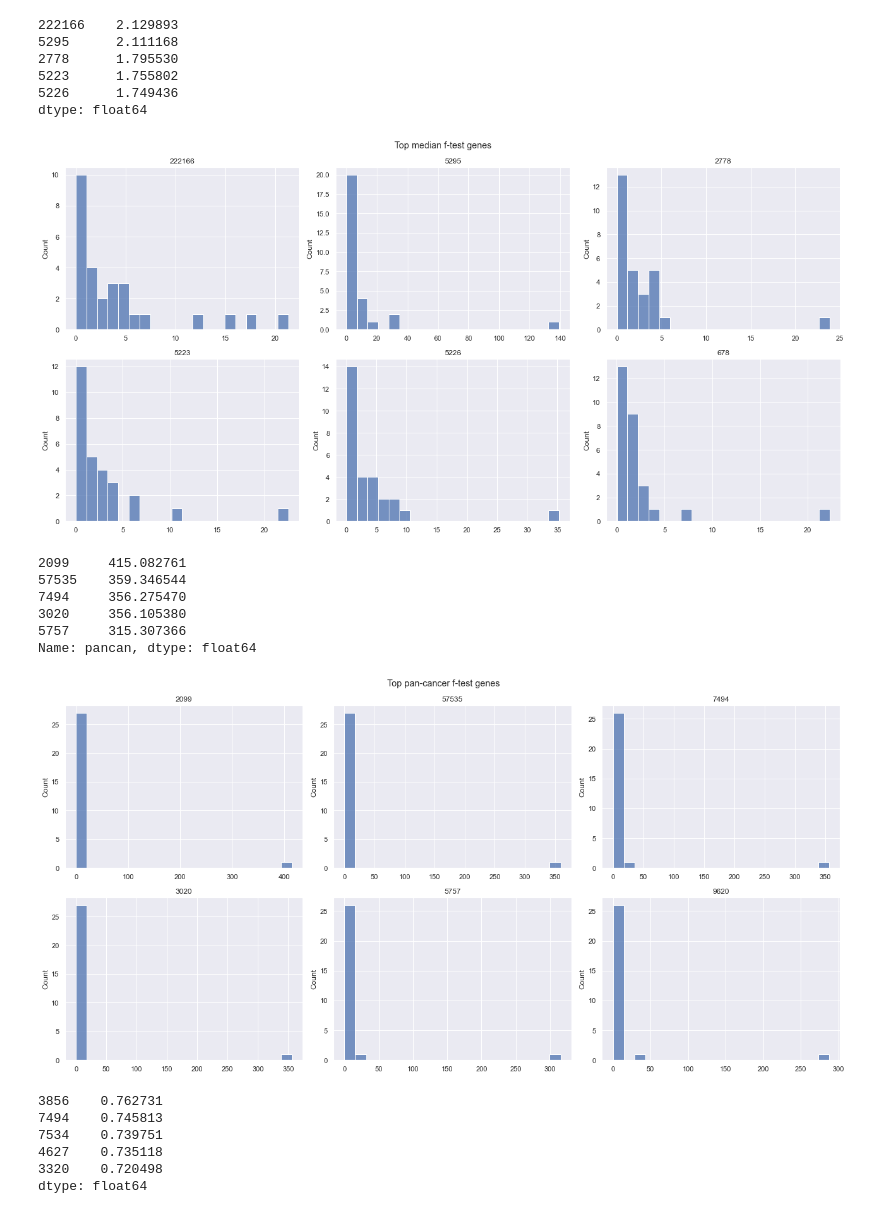
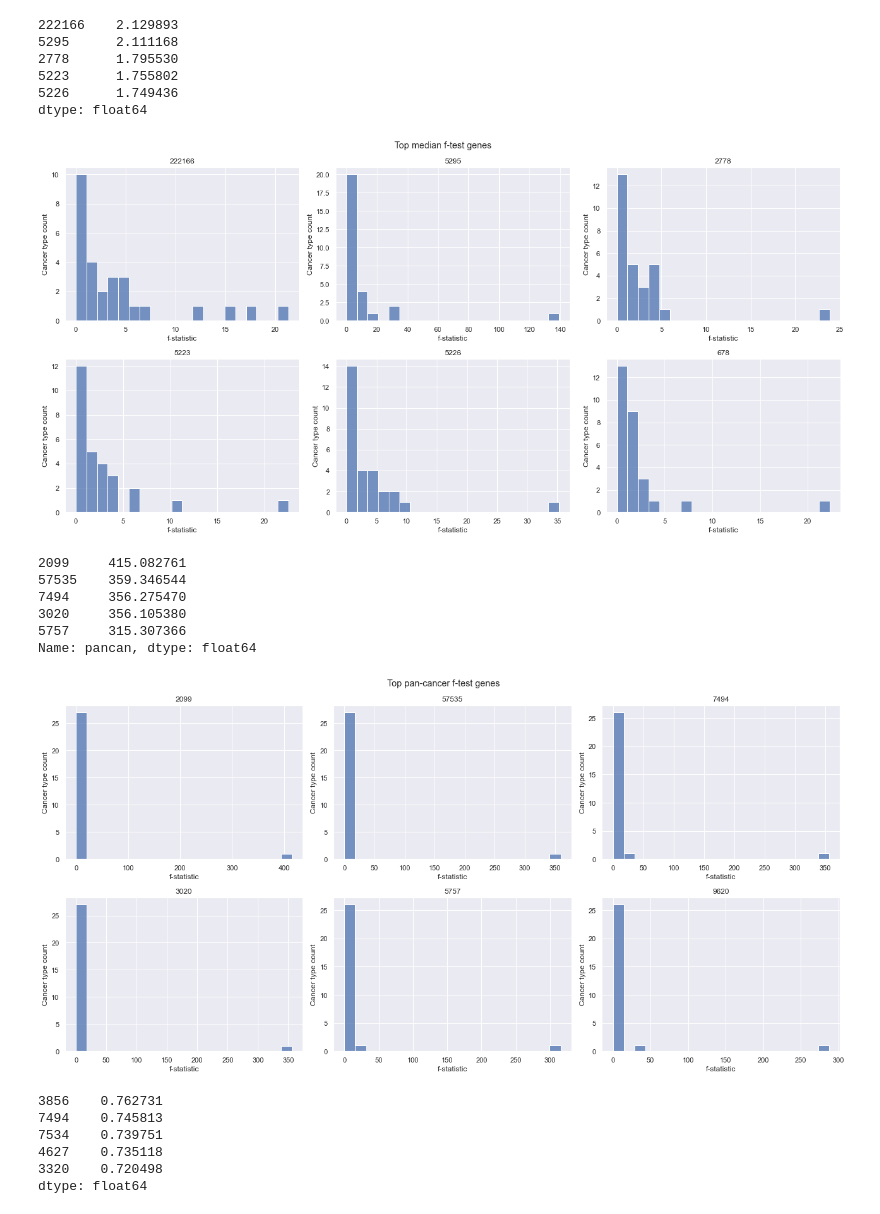
Before and after one commit to greenelab/pancancer-evaluation, a Jupyter notebook: 01_stratified_classification/plot_univariate_f_dists.ipynb, the cells around one changed output. Saved outputs shown, nothing was run; the diff lists cells and outputs as text; code cells hidden in the pictures.

```diff
--- a/01_stratified_classification/plot_univariate_f_dists.ipynb
+++ b/01_stratified_classification/plot_univariate_f_dists.ipynb
@@ -265,20 +267,22 @@ dtype: float64
 # %%
 sns.set({'figure.figsize': (18, 9)})
 sns.set_context('notebook')
 
 fig, axarr = plt.subplots(2, 3)
 
 genes_to_plot = median_df.index[:6]
 for ix, gene_to_plot in enumerate(genes_to_plot):
     ax = axarr[ix // 3, ix % 3]
     dist_df = f_df.loc[gene_to_plot, :]
     sns.histplot(dist_df.values, ax=ax, bins=20)
     ax.set_title(gene_to_plot)
+    ax.set_xlabel('f-statistic')
+    ax.set_ylabel('Cancer type count')
 
 plt.suptitle('Top median f-test genes')
 plt.tight_layout()
 # %% [output]
-[figure, old version]
+[figure, new version]
 # %%
 # top 6 pan-cancer f-test values
 f_df = f_stats['{}_pancan_f_test_n100'.format(gene)]
@@ -306,11 +310,13 @@ for ix, gene_to_plot in enumerate(genes_to_plot):
     dist_df = f_df.loc[gene_to_plot, :]
     sns.histplot(dist_df.values, ax=ax, bins=20)
     ax.set_title(gene_to_plot)
+    ax.set_xlabel('f-statistic')
+    ax.set_ylabel('Cancer type count')
 
 plt.suptitle('Top pan-cancer f-test genes')
 plt.tight_layout()
 # %% [output]
-[figure, old version]
+[figure, new version]
 # %%
 # top 6 MAD genes
 f_df = f_stats['{}_mad_n100'.format(gene)]
```
Also changed, not shown: parts of 3 cells of this notebook, 8 other files.
